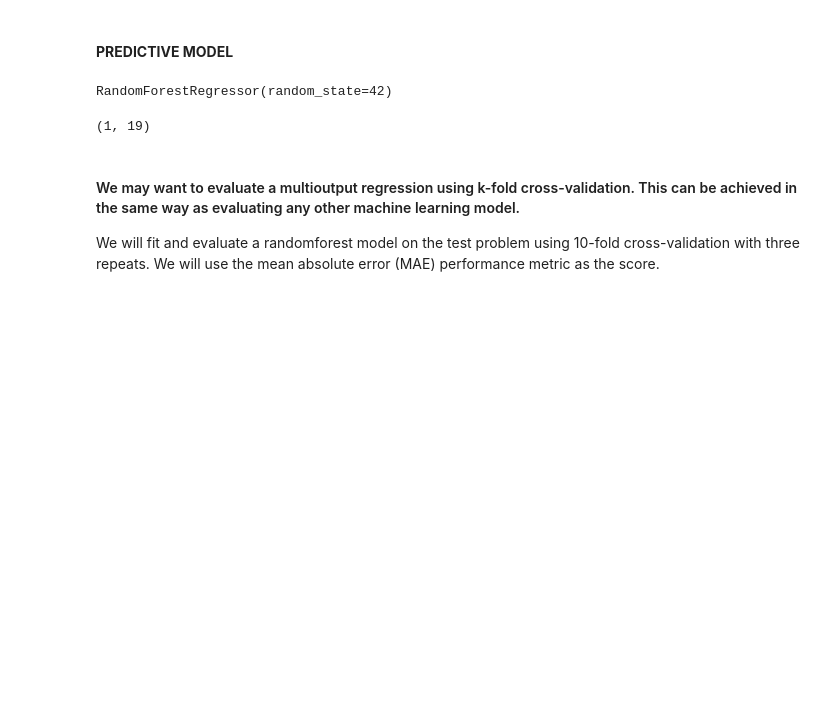
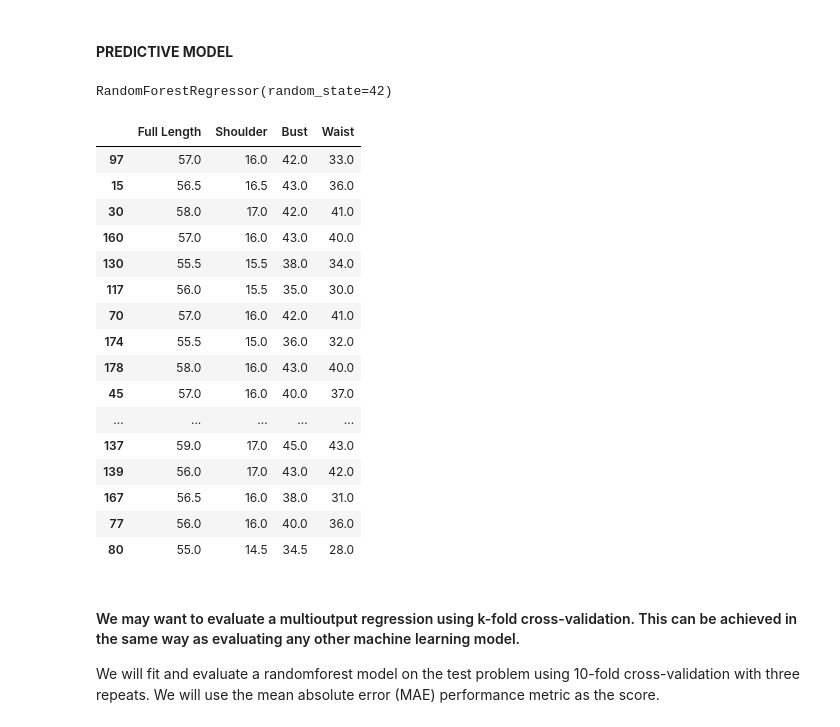
Before and after one commit to BTolu/pear-shaped-women, a Jupyter notebook: Cal & Model.ipynb, the cells around one changed output. Cells and saved outputs as stored; diff of their text form; code cells hidden in the pictures; blank space fills up the shorter version.

```diff
--- a/Cal & Model.ipynb
+++ b/Cal & Model.ipynb
@@ -1284,7 +1284,23 @@ model.fit(X_train, y_train)
 RandomForestRegressor(random_state=42)
 # %%
 y_pred = model.predict(X_test)
-# %%
-predictions.shape
-# %% [output]
-(1, 19)
+# %%
+X_test
+# %% [output]
+|  | Full Length | Shoulder | Bust | Waist |
+| 97 | 57.0 | 16.0 | 42.0 | 33.0 |
+| 15 | 56.5 | 16.5 | 43.0 | 36.0 |
+| 30 | 58.0 | 17.0 | 42.0 | 41.0 |
+| 160 | 57.0 | 16.0 | 43.0 | 40.0 |
+| 130 | 55.5 | 15.5 | 38.0 | 34.0 |
+| 117 | 56.0 | 15.5 | 35.0 | 30.0 |
+| 70 | 57.0 | 16.0 | 42.0 | 41.0 |
+| 174 | 55.5 | 15.0 | 36.0 | 32.0 |
+| 178 | 58.0 | 16.0 | 43.0 | 40.0 |
+| 45 | 57.0 | 16.0 | 40.0 | 37.0 |
+| ... | ... | ... | ... | ... |
+| 137 | 59.0 | 17.0 | 45.0 | 43.0 |
+| 139 | 56.0 | 17.0 | 43.0 | 42.0 |
+| 167 | 56.5 | 16.0 | 38.0 | 31.0 |
+| 77 | 56.0 | 16.0 | 40.0 | 36.0 |
+| 80 | 55.0 | 14.5 | 34.5 | 28.0 |
```
Also changed, not shown: parts of 58 cells of this notebook, 4 other files.
